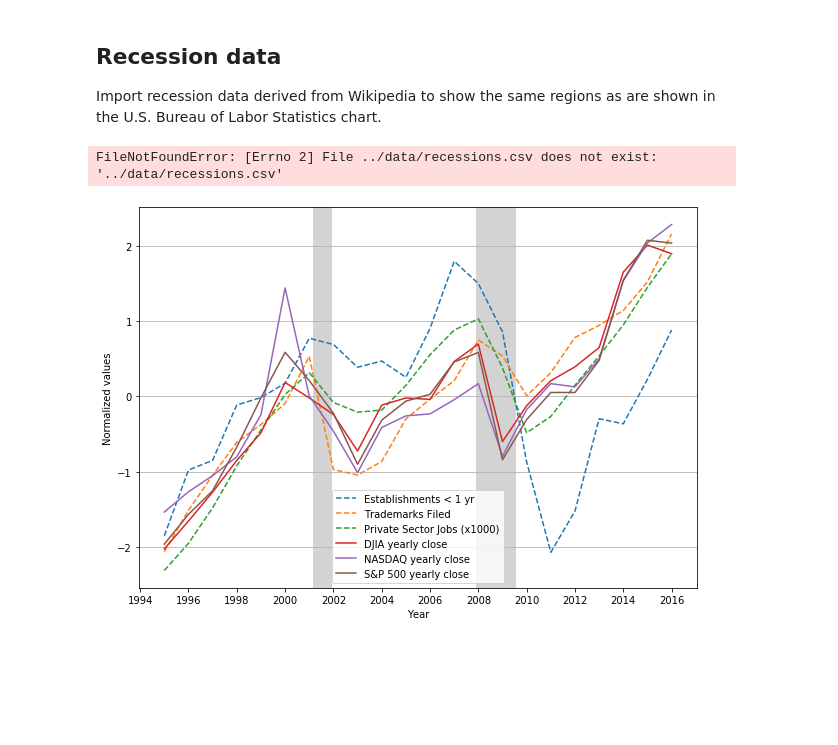
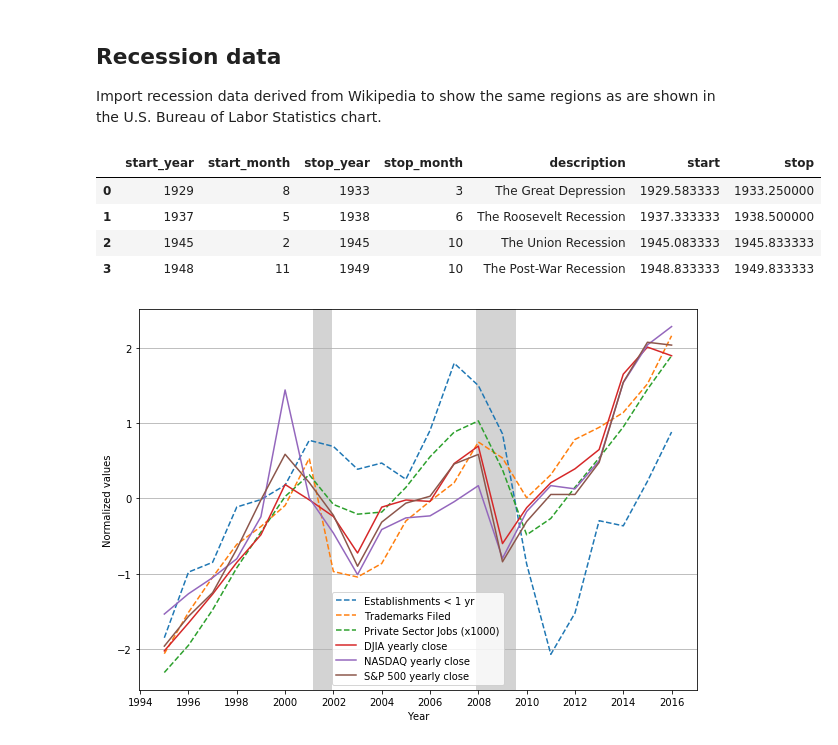
Before and after one commit to Jvinniec/trademarks_and_industry, a Jupyter notebook: notebooks/jobs_and_stocks.ipynb, the cells around one changed output. Cells and saved outputs as stored; diff of their text form; code cells hidden in the pictures; blank space fills up the shorter version.

```diff
--- a/notebooks/jobs_and_stocks.ipynb
+++ b/notebooks/jobs_and_stocks.ipynb
@@ -103,9 +101,13 @@ data_scaled.describe()
 ## Recession data
 Import recession data derived from Wikipedia to show the same regions as are shown in the U.S. Bureau of Labor Statistics chart.
 # %%
-codes = tmh.TmCodes
-recessions = pd.read_csv('../data/recessions.csv',
-                         skipinitialspace=True)
+codes = tmh.TmCodes()
+codes._load_recessions()
+recessions = codes._recessions
 recessions.head(4)
 # %% [output]
-FileNotFoundError: [Errno 2] File ../data/recessions.csv does not exist: '../data/recessions.csv'
+|  | start_year | start_month | stop_year | stop_month | description | start | stop |
+| 0 | 1929 | 8 | 1933 | 3 | The Great Depression | 1929.583333 | 1933.250000 |
+| 1 | 1937 | 5 | 1938 | 6 | The Roosevelt Recession | 1937.333333 | 1938.500000 |
+| 2 | 1945 | 2 | 1945 | 10 | The Union Recession | 1945.083333 | 1945.833333 |
+| 3 | 1948 | 11 | 1949 | 10 | The Post-War Recession | 1948.833333 | 1949.833333 |
```
Also changed, not shown: parts of 5 cells of this notebook, 2 other files.
